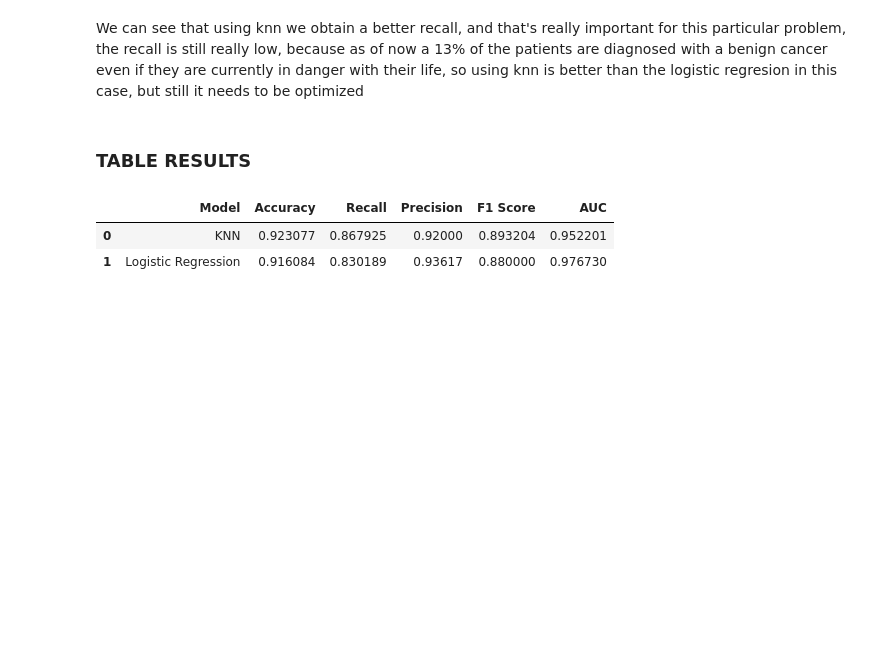
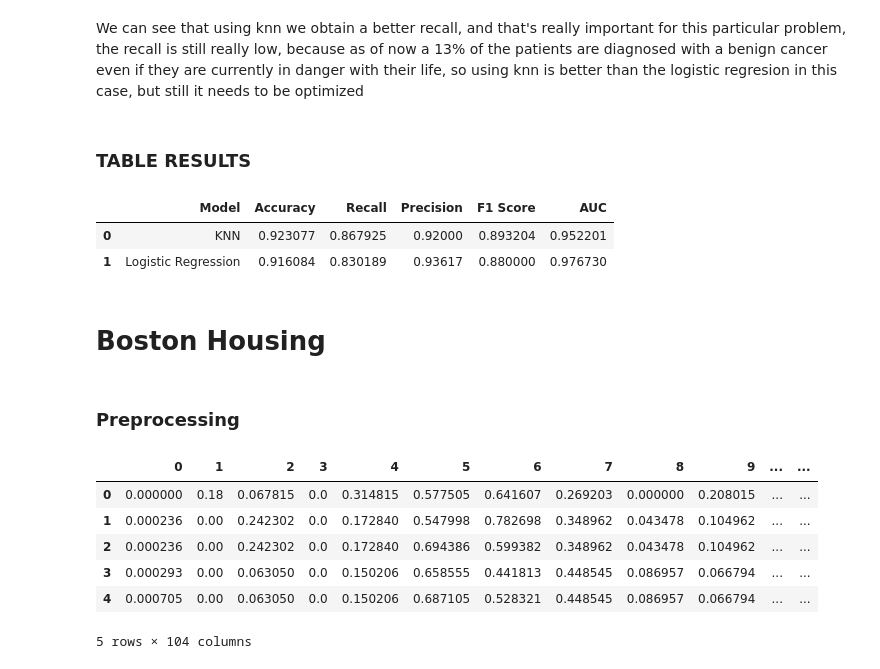
Before and after one commit to LeoBello00/jbook_ml202330, a Jupyter notebook: docs/notebooks.ipynb, the cells around one changed output. Saved outputs shown, nothing was run; the diff lists cells and outputs as text; code cells hidden in the pictures; blank space fills up the shorter version.

```diff
--- a/docs/notebooks.ipynb
+++ b/docs/notebooks.ipynb
@@ -308,3 +308,23 @@ df_report
 |  | Model | Accuracy | Recall | Precision | F1 Score | AUC |
 | 0 | KNN | 0.923077 | 0.867925 | 0.92000 | 0.893204 | 0.952201 |
 | 1 | Logistic Regression | 0.916084 | 0.830189 | 0.93617 | 0.880000 | 0.976730 |
+# %% [markdown]
+# Boston Housing
+# %% [markdown]
+### Preprocessing
+# %%
+import mglearn
+X, y = mglearn.datasets.load_extended_boston()
+# %%
+df_X = pd.DataFrame(X)
+df_Y = pd.DataFrame(y)
+# %%
+df_X.head()
+# %% [output]
+|  | 0 | 1 | 2 | 3 | 4 | 5 | 6 | 7 | 8 | 9 | ... | ... |
+| 0 | 0.000000 | 0.18 | 0.067815 | 0.0 | 0.314815 | 0.577505 | 0.641607 | 0.269203 | 0.000000 | 0.208015 | ... | ... |
+| 1 | 0.000236 | 0.00 | 0.242302 | 0.0 | 0.172840 | 0.547998 | 0.782698 | 0.348962 | 0.043478 | 0.104962 | ... | ... |
+| 2 | 0.000236 | 0.00 | 0.242302 | 0.0 | 0.172840 | 0.694386 | 0.599382 | 0.348962 | 0.043478 | 0.104962 | ... | ... |
+| 3 | 0.000293 | 0.00 | 0.063050 | 0.0 | 0.150206 | 0.658555 | 0.441813 | 0.448545 | 0.086957 | 0.066794 | ... | ... |
+| 4 | 0.000705 | 0.00 | 0.063050 | 0.0 | 0.150206 | 0.687105 | 0.528321 | 0.448545 | 0.086957 | 0.066794 | ... | ... |
+5 rows × 104 columns
```
Also changed, not shown: parts of 29 cells of this notebook.
